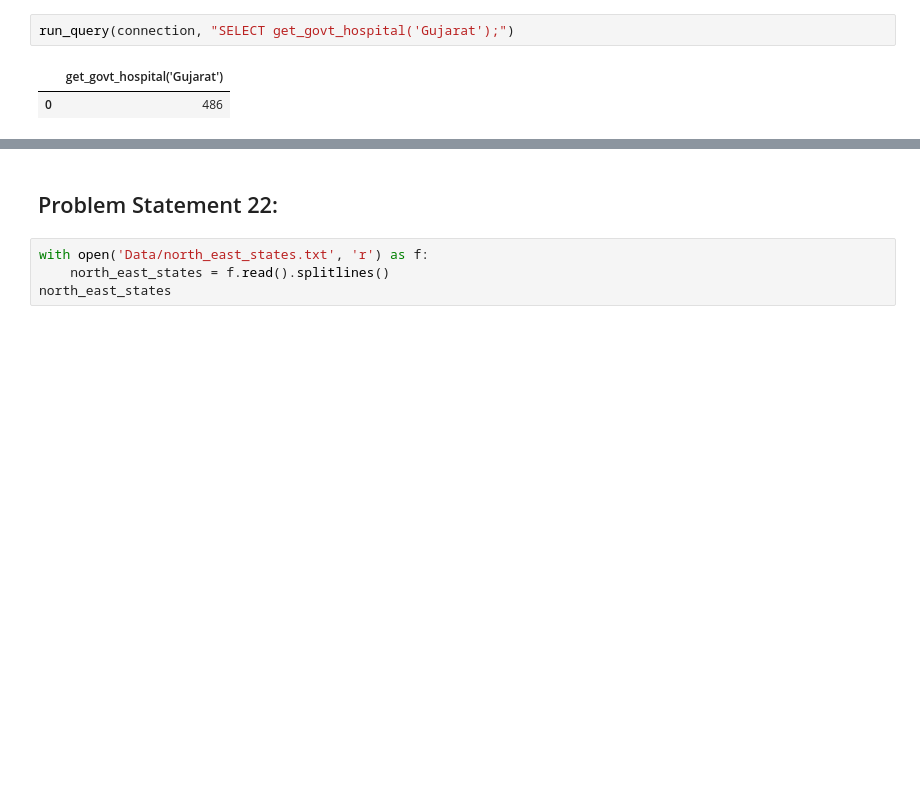
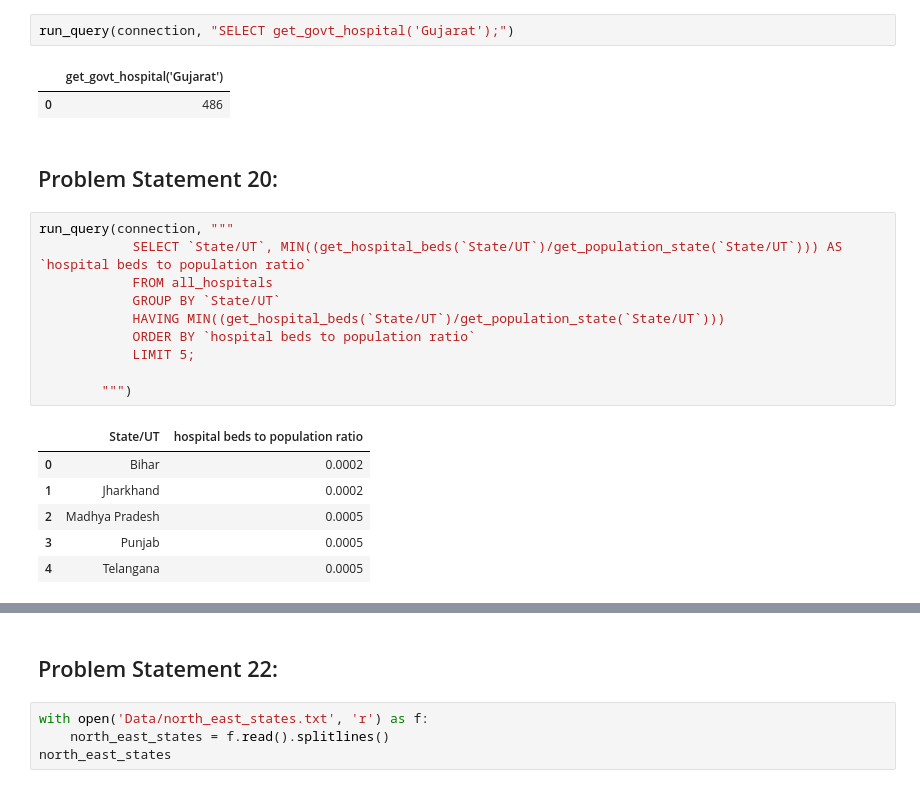
Before and after one commit to prathamchopra001/Healthcare-Data-Cleaning, a Jupyter notebook: Solution/data_cleaning_18_22.ipynb, the cells around one changed output, grey strips where cells are left out. Drawn from its saved outputs; the diff is of its cells as text; blank space fills up the shorter version.

```diff
--- a/Solution/data_cleaning_18_22.ipynb
+++ b/Solution/data_cleaning_18_22.ipynb
@@ -335,3 +349,22 @@ run_query(connection, "SELECT get_govt_hospital('Gujarat');")
 # %% [output]
 |  | get_govt_hospital('Gujarat') |
 | 0 | 486 |
+# %% [markdown]
+## Problem Statement 20:
+# %%
+run_query(connection, """
+            SELECT `State/UT`, MIN((get_hospital_beds(`State/UT`)/get_population_state(`State/UT`))) AS `hospital beds to population ratio`
+            FROM all_hospitals
+            GROUP BY `State/UT`
+            HAVING MIN((get_hospital_beds(`State/UT`)/get_population_state(`State/UT`)))
+            ORDER BY `hospital beds to population ratio`
+            LIMIT 5;
+
+        """)
+# %% [output]
+|  | State/UT | hospital beds to population ratio |
+| 0 | Bihar | 0.0002 |
+| 1 | Jharkhand | 0.0002 |
+| 2 | Madhya Pradesh | 0.0005 |
+| 3 | Punjab | 0.0005 |
+| 4 | Telangana | 0.0005 |
```
Also changed, not shown: parts of 9 cells of this notebook.
